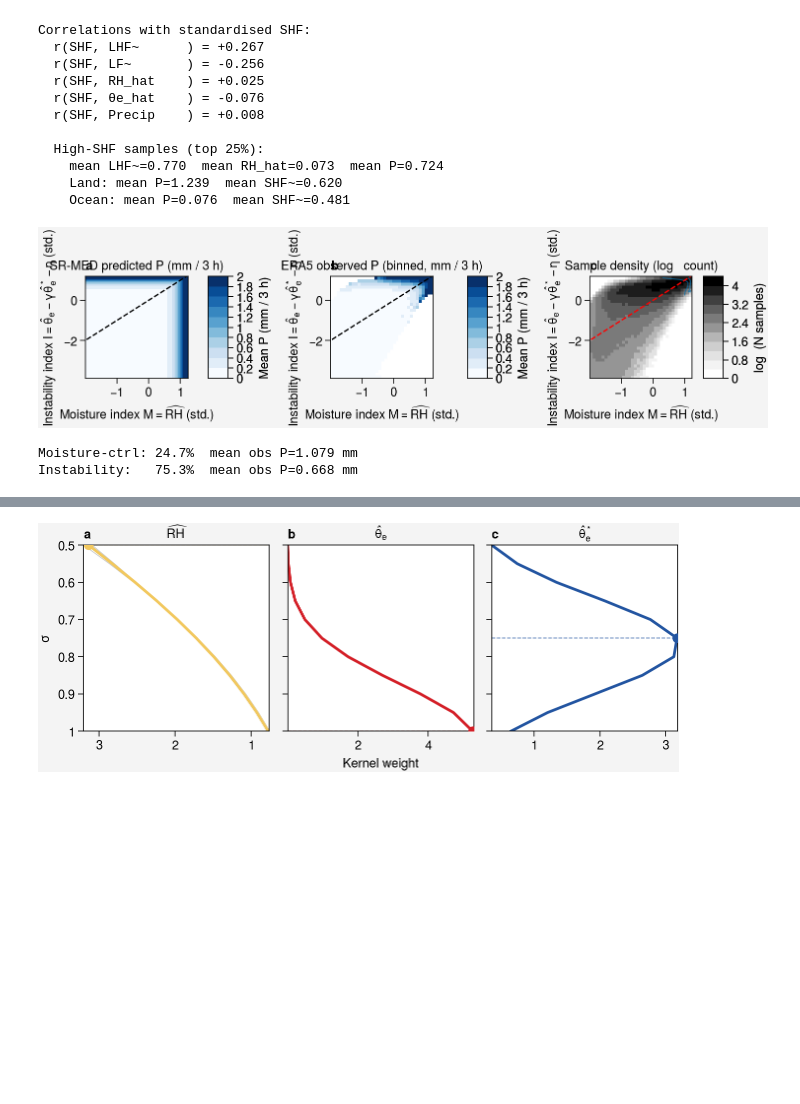
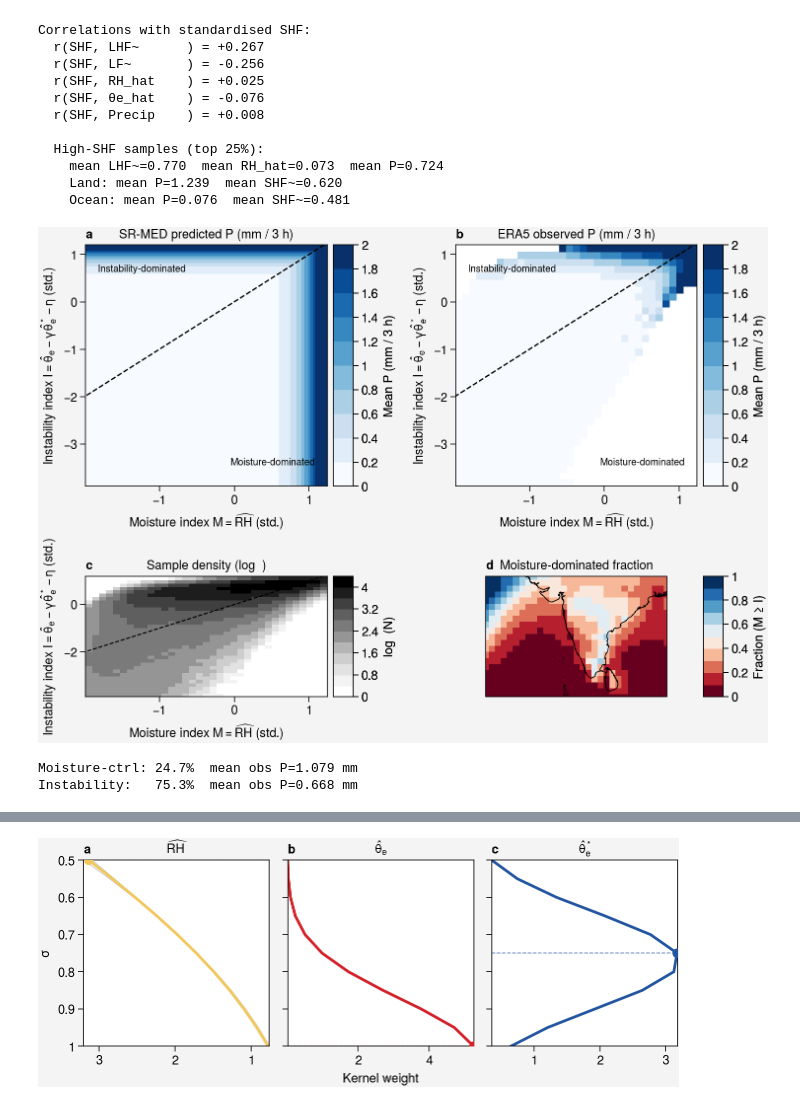
Before and after one commit to savannahferretti/monsoon-discovery, a Jupyter notebook: notebooks/dependence.ipynb, the cells around one changed output, grey strips where cells are left out. Cells and saved outputs as stored; diff of their text form; code cells hidden in the pictures; blank space fills up the shorter version.

```diff
--- a/notebooks/dependence.ipynb
+++ b/notebooks/dependence.ipynb
@@ -66,7 +66,9 @@ with xr.open_dataset(os.path.join(SPLITSDIR, f'norm_{SPLIT}.h5'), engine='h5netc
     dsig = _ds['dsig'].values                                   # (nsig,)
 
     levmin, levmax = CONFIGS['domain']['levrange']
-    sig_coords = np.linspace(levmin/1000, levmax/1000, nsig)    # σ ∈ [0.5, 1.0] for kernel plots
+    # Prefer actual sigma coordinate over linspace to match 0_weights.ipynb
+    sig_coords = (_ds.coords['sig'].values if 'sig' in _ds.coords
+                  else np.linspace(levmin/1000, levmax/1000, nsig))
 
     # Field stacks for kernel integration (nsamples, nfieldvars, nsig)
     _farrs = [_ds[v].transpose('time','lat','lon','sig').values.reshape(-1, nsig)
@@ -81,12 +83,10 @@ with xr.open_dataset(os.path.join(SPLITSDIR, f'norm_{SPLIT}.h5'), engine='h5netc
             return da.transpose('time','lat','lon').values.ravel()
         return np.tile(da.values, (ntime, 1, 1)).ravel()
 
-    # Scalar local vars (standardised) — tile time-invariant fields
     lf_norm  = _ravel(_ds['lf'])  if 'lf'  in _ds else None
     shf_norm = _ravel(_ds['shf']) if 'shf' in _ds else None
     lhf_norm = _ravel(_ds['lhf']) if 'lhf' in _ds else None
 
-    # BL: direct if scalar, mean over sig if profile
     if 'bl' in _ds:
         _bl = _ds['bl']
         bl_norm = (_ravel(_bl.mean('sig')) if 'sig' in _bl.dims else _ravel(_bl))
@@ -100,13 +100,15 @@ def kernel_integrate(fields, weights, dsig, mask=None):
         w = w * mask[:, None, :]
     return w.sum(axis=2)                                        # (N, nfieldvars)
 
-# Load NN-GAUSS kernel weights (average across seeds)
+# Load NN-GAUSS kernel weights — also pull actual sig coordinate if stored in weights file
 _kw_list = []
 for _seed in NN_SEEDS:
     _wpath = os.path.join(WEIGHTSDIR, f'nn_gauss_{_seed}_weights.nc')
     if os.path.exists(_wpath):
         with xr.open_dataset(_wpath, engine='h5netcdf') as _wds:
             _kw_list.append(_wds['k'].values)                   # (nfieldvars, nsig)
+            if 'sig' in _wds.coords and len(_kw_list) == 1:
+                sig_coords = _wds.coords['sig'].values          # authoritative sigma levels
 
 if _kw_list:
     avg_kernel = np.mean(_kw_list, axis=0)                      # (nfieldvars, nsig) — for plotting
@@ -127,7 +129,7 @@ with xr.open_dataset(os.path.join(SPLITSDIR, f'{SPLIT}.h5'), engine='h5netcdf')
     true_flat = _ds.tp.transpose('time','lat','lon').values.ravel()
     if 'lf' in _ds:
         _lf2d       = _ds['lf'].squeeze() if 'time' not in _ds['lf'].dims else _ds['lf'].isel(time=0)
-        land_mask_2d = (_lf2d.values >= 0.5)                    # True = land
+        land_mask_2d = (_lf2d.values >= 0.5)
         land_flat    = np.broadcast_to(land_mask_2d[None], refshape).ravel().copy()
     else:
         land_mask_2d = land_flat = None
@@ -146,10 +148,12 @@ else:
 _pod_path = os.path.join(MODELSDIR, 'pod', 'pod_bl.npz')
 if os.path.exists(_pod_path):
     with np.load(_pod_path) as _d:
-        pod_alpha = float(_d['alpha']); pod_xcrit = float(_d['xcrit'])
+        pod_alpha    = float(_d['alpha']); pod_xcrit = float(_d['xcrit'])
+        pod_bins     = _d['bincenters'].copy()
+        pod_ymean    = _d['ymean'].copy()
     print(f'POD-BL: alpha={pod_alpha:.4f}, xcrit={pod_xcrit:.4f}')
 else:
-    pod_alpha = pod_xcrit = None
+    pod_alpha = pod_xcrit = pod_bins = pod_ymean = None
 
 valid = (np.isfinite(true_flat) & np.isfinite(rh_k) &
          np.isfinite(thetae_k) & np.isfinite(thetaestar_k))
@@ -269,7 +273,7 @@ Correlations with standardised SHF:
     Land: mean P=1.239  mean SHF~=0.620
     Ocean: mean P=0.076  mean SHF~=0.481
 # %%
-# ── Fig A: SR-MED  M–I phase space ───────────────────────────────────────────
+# ── Fig A: SR-MED  M–I phase space (4-panel) ─────────────────────────────────
 if 'sr_med' not in SR_REGISTRY:
     print('sr_med not in registry — skipping')
 else:
@@ -290,51 +294,72 @@ else:
     obs_bin, _  = bin2d(M, I, P, xe, ye)
     sr_pred     = to_phys(a_m * np.maximum(M, I)**3)
     pred_bin, _ = bin2d(M, I, sr_pred, xe, ye)
-    density, _, _ = np.histogram2d(M, I, bins=[xe, ye])
-    density     = np.log10(density.T.clip(1))
+    density     = np.log10(np.histogram2d(M, I, bins=[xe, ye])[0].T.clip(1))
 
     vmax = float(np.nanpercentile(np.r_[obs_bin[~np.isnan(obs_bin)],
                                         pred_bin[~np.isnan(pred_bin)]], 97))
 
-    # analytic grid for SR-MED panel
+    # analytic grid for SR-MED predicted panel
     NG = 200
     Mg, Ig = np.meshgrid(np.linspace(M_lo, M_hi, NG), np.linspace(I_lo, I_hi, NG))
     P_grid = to_phys(a_m * np.maximum(Mg, Ig)**3)
 
+    # per-gridpoint moisture-dominated fraction
+    M_full = rh_k.reshape(refshape)
+    I_full = (thetae_k - b_m*thetaestar_k - c_m).reshape(refshape)
+    frac_moist_2d = (M_full >= I_full).mean(axis=0)
+    latlim = (float(lats.min()), float(lats.max()))
+    lonlim = (float(lons.min()), float(lons.max()))
+
     _xlabel_M = r'Moisture index $M = \widehat{\mathrm{RH}}$ (std.)'
     _ylabel_I = r'Instability index $I = \hat{\theta}_e - \gamma\hat{\theta}_e^* - \eta$ (std.)'
 
-    fig, axs = pplt.subplots(ncols=3, figwidth=7.5, share=False)
+    fig, axs = pplt.subplots([[1,2],[3,4]], figwidth=7.5, hratios=(2,1),
+                              proj={4:'cyl'}, share=False)
     kw = dict(cmap='Blues', vmin=0, vmax=vmax)
+    kw_map = dict(coast=True, lonlim=lonlim, latlim=latlim, grid=False)
 
     # (a) SR-MED analytic prediction
     m0 = axs[0].pcolormesh(np.linspace(M_lo,M_hi,NG), np.linspace(I_lo,I_hi,NG), P_grid, **kw)
-    axs[0].plot([axlo,axhi],[axlo,axhi],'k--',lw=1,label='$M = I$ (boundary)')
+    axs[0].plot([axlo,axhi],[axlo,axhi],'k--',lw=1)
+    axs[0].text(M_hi-0.05*(M_hi-M_lo), I_lo+0.08*(I_hi-I_lo),
+                'Moisture-dominated', ha='right', va='bottom', fontsize=7)
+    axs[0].text(M_lo+0.05*(M_hi-M_lo), I_hi-0.08*(I_hi-I_lo),
+                'Instability-dominated', ha='left', va='top', fontsize=7)
     axs[0].format(xlabel=_xlabel_M, ylabel=_ylabel_I,
                   title='SR-MED predicted P (mm / 3 h)', xlim=(M_lo,M_hi), ylim=(I_lo,I_hi))
 
     # (b) Observed binned P
     m1 = axs[1].pcolormesh(xcen, ycen, obs_bin, **kw)
-    axs[1].plot([axlo,axhi],[axlo,axhi],'k--',lw=1,label='$M = I$ (boundary)')
-    axs[1].format(xlabel=_xlabel_M, ylabel=_ylabel_I, title='ERA5 observed P (binned, mm / 3 h)',
+    axs[1].plot([axlo,axhi],[axlo,axhi],'k--',lw=1)
+    axs[1].text(M_hi-0.05*(M_hi-M_lo), I_lo+0.08*(I_hi-I_lo),
+                'Moisture-dominated', ha='right', va='bottom', fontsize=7)
+    axs[1].text(M_lo+0.05*(M_hi-M_lo), I_hi-0.08*(I_hi-I_lo),
+                'Instability-dominated', ha='left', va='top', fontsize=7)
+    axs[1].format(xlabel=_xlabel_M, ylabel=_ylabel_I, title='ERA5 observed P (mm / 3 h)',
                   xlim=(M_lo,M_hi), ylim=(I_lo,I_hi))
+
+    fig.colorbar(m0, ax=axs[:2], loc='r', label='Mean P (mm / 3 h)')
 
     # (c) Sample density
     m2 = axs[2].pcolormesh(xcen, ycen, density, cmap='Grays', vmin=0)
-    axs[2].contour(xcen, ycen, obs_bin, levels=5, colors='C0', linewidths=0.7, alpha=0.7)
-    axs[2].plot([axlo,axhi],[axlo,axhi],'r--',lw=1,label='$M = I$ (boundary)')
-    axs[2].format(xlabel=_xlabel_M, ylabel=_ylabel_I, title='Sample density (log₁₀ count)',
+    axs[2].plot([axlo,axhi],[axlo,axhi],'k--',lw=0.8)
+    axs[2].format(xlabel=_xlabel_M, ylabel=_ylabel_I, title='Sample density (log₁₀)',
                   xlim=(M_lo,M_hi), ylim=(I_lo,I_hi))
+    fig.colorbar(m2, ax=axs[2], loc='b', label='log₁₀(N)')
 
-    fig.colorbar(m0, ax=axs[:2], loc='b', label='Mean P (mm / 3 h)')
-    fig.colorbar(m2, ax=axs[2],  loc='b', label='log₁₀(N samples)')
+    # (d) Geographic regime map
+    m3 = axs[3].pcolormesh(lons, lats, frac_moist_2d, cmap='RdBu', vmin=0, vmax=1)
+    axs[3].format(title='Moisture-dominated fraction', **kw_map)
+    fig.colorbar(m3, ax=axs[3], loc='b', label='Fraction (M ≥ I)')
+
     fig.format(abc=True)
     pplt.show()
-    fig.save('../figs/fig_srmed.pdf'); fig.save('../figs/fig_srmed.png')
+    fig.save('../figs/fig_srmed.png')
     print(f'Moisture-ctrl: {100*(M>=I).mean():.1f}%  mean obs P={P[M>=I].mean():.3f} mm')
     print(f'Instability:   {100*(I>M).mean():.1f}%  mean obs P={P[I>M].mean():.3f} mm')
 # %% [output]
-[figure, old version]
+[figure, new version]
 Moisture-ctrl: 24.7%  mean obs P=1.079 mm
 Instability:   75.3%  mean obs P=0.668 mm
 # %%
```
Also changed, not shown: parts of 5 cells of this notebook, 15 other files.
